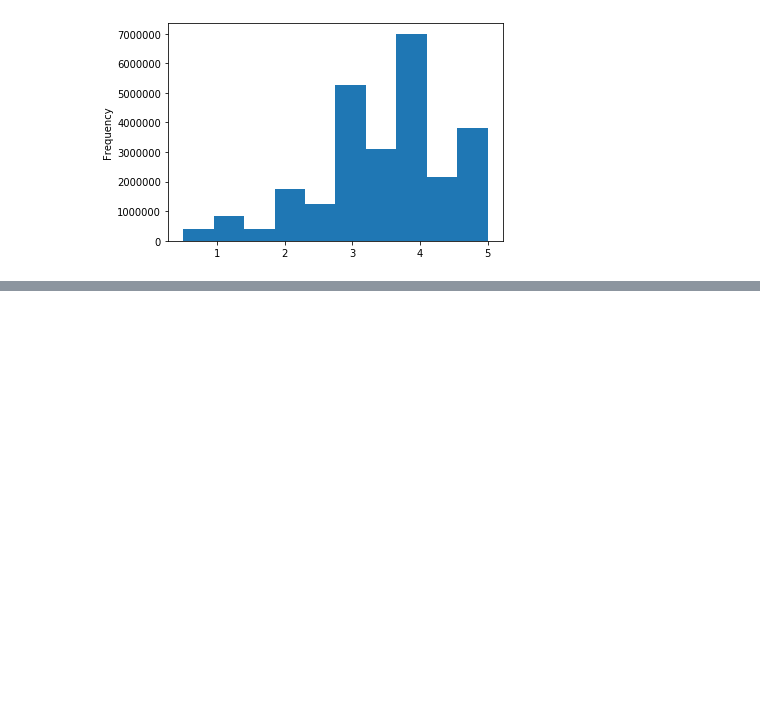
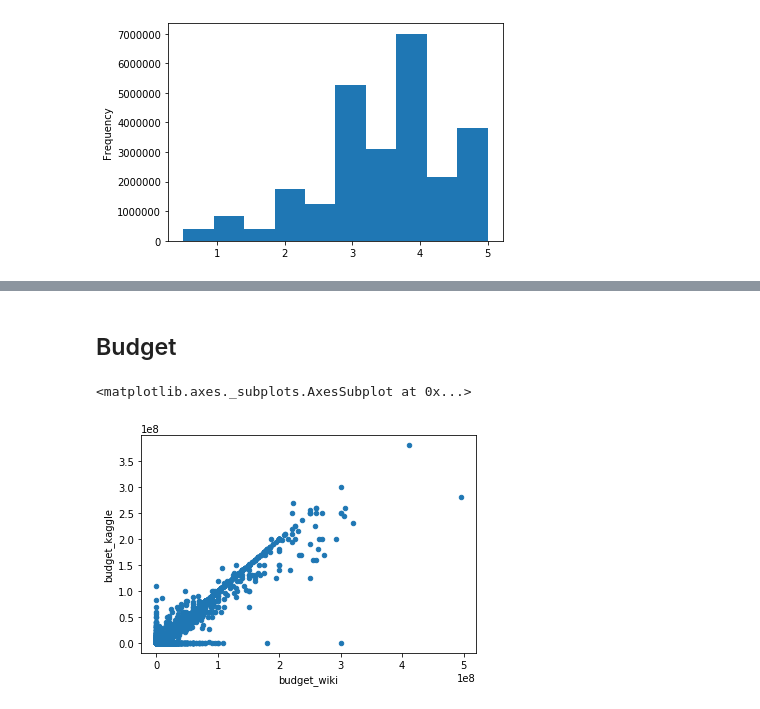
Before and after one commit to Jtranod98/Movies-ETL, a Jupyter notebook: Wiki.ipynb, the cells around one changed output, grey strips where cells are left out. Saved outputs shown, nothing was run; the diff lists cells and outputs as text; code cells hidden in the pictures; blank space fills up the shorter version.

```diff
--- a/Wiki.ipynb
+++ b/Wiki.ipynb
@@ -1043,0 +1099,8 @@ Name: rating, dtype: float64
+# %% [markdown]
+## Budget
+# %%
+# Since budget_wiki and budget_kaggle are numeric, we'll make another scatter plot to compare the values:
+movies_df.fillna(0).plot(x='budget_wiki',y='budget_kaggle', kind='scatter')
+# %% [output]
+<matplotlib.axes._subplots.AxesSubplot at 0x...>
+[figure, added]
```
Also changed, not shown: parts of 34 cells of this notebook.
